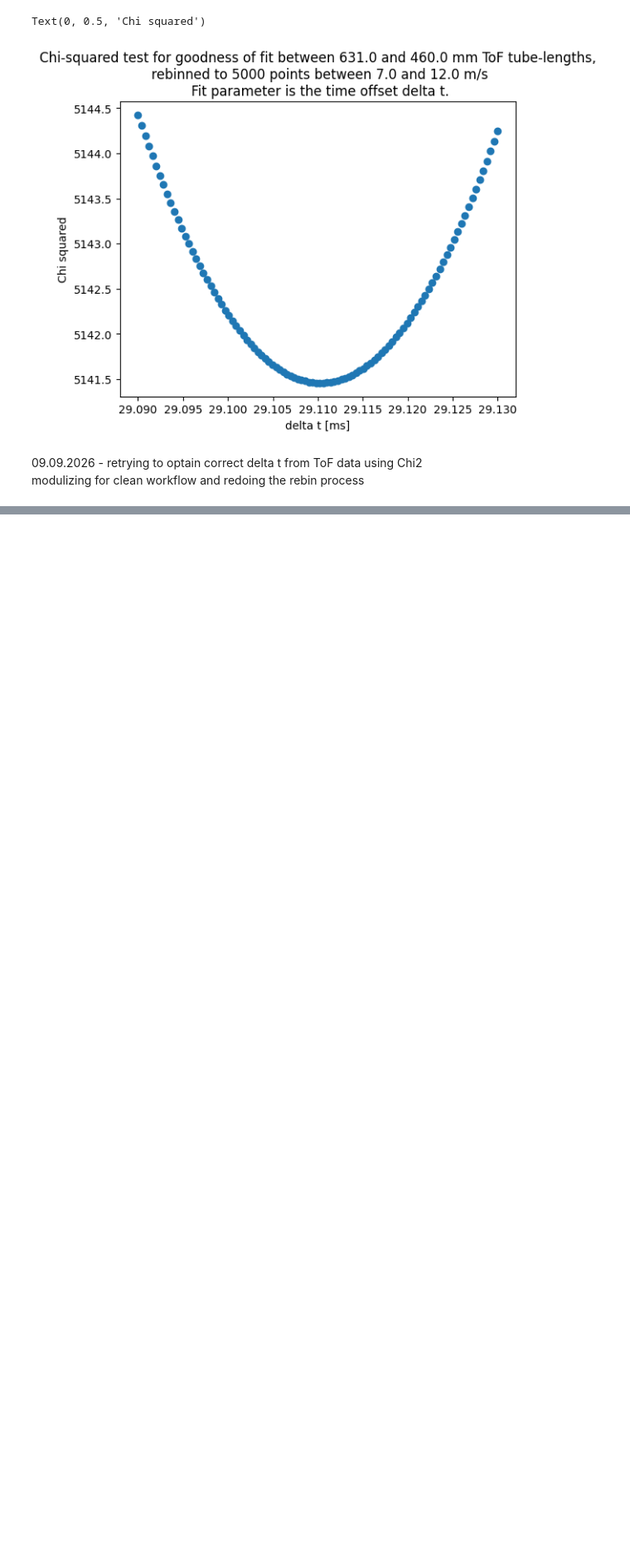
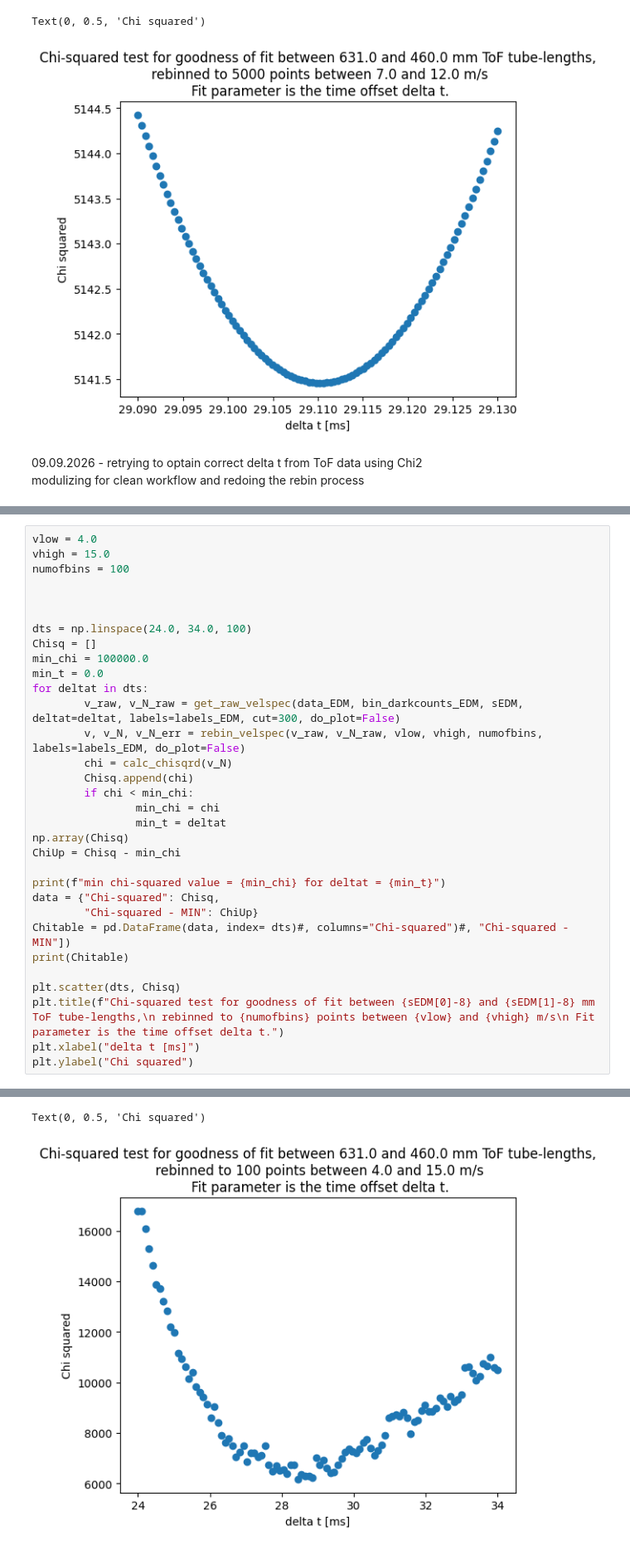
Before and after one commit to felixfisc/qBounce_turbine_sweetspot, a Jupyter notebook: cascade_ToF.ipynb, the cells around one changed output, grey strips where cells are left out. Shown at 83% size. Drawn from its saved outputs; the diff is of its cells as text; blank space fills up the shorter version.

Commit message:
added chi squared function

```diff
--- a/cascade_ToF.ipynb
+++ b/cascade_ToF.ipynb
@@ -891,0 +895,33 @@ vstep = 0.1 m/s
+# %%
+vlow = 4.0
+vhigh = 15.0
+numofbins = 100
+
+
+
+dts = np.linspace(24.0, 34.0, 100)
+Chisq = []
+min_chi = 100000.0
+min_t = 0.0
+for deltat in dts:
+        v_raw, v_N_raw = get_raw_velspec(data_EDM, bin_darkcounts_EDM, sEDM, deltat=deltat, labels=labels_EDM, cut=300, do_plot=False)
+        v, v_N, v_N_err = rebin_velspec(v_raw, v_N_raw, vlow, vhigh, numofbins, labels=labels_EDM, do_plot=False)
+        chi = calc_chisqrd(v_N)
+        Chisq.append(chi)
+        if chi < min_chi:
+                min_chi = chi
+                min_t = deltat
+np.array(Chisq)
+ChiUp = Chisq - min_chi
+
+print(f"min chi-squared value = {min_chi} for deltat = {min_t}")
+data = {"Chi-squared": Chisq,
+        "Chi-squared - MIN": ChiUp}
+Chitable = pd.DataFrame(data, index= dts)#, columns="Chi-squared")#, "Chi-squared - MIN"])
+print(Chitable)
+
+plt.scatter(dts, Chisq)
+plt.title(f"Chi-squared test for goodness of fit between {sEDM[0]-8} and {sEDM[1]-8} mm ToF tube-lengths,\n rebinned to {numofbins} points between {vlow} and {vhigh} m/s\n Fit parameter is the time offset delta t.")
+plt.xlabel("delta t [ms]")
+plt.ylabel("Chi squared")
+# %% [output]
@@ -891,0 +943,2 @@ vstep = 0.1 m/s
+Text(0, 0.5, 'Chi squared')
+[figure, added]
```
Also changed, not shown: parts of 3 cells of this notebook.
